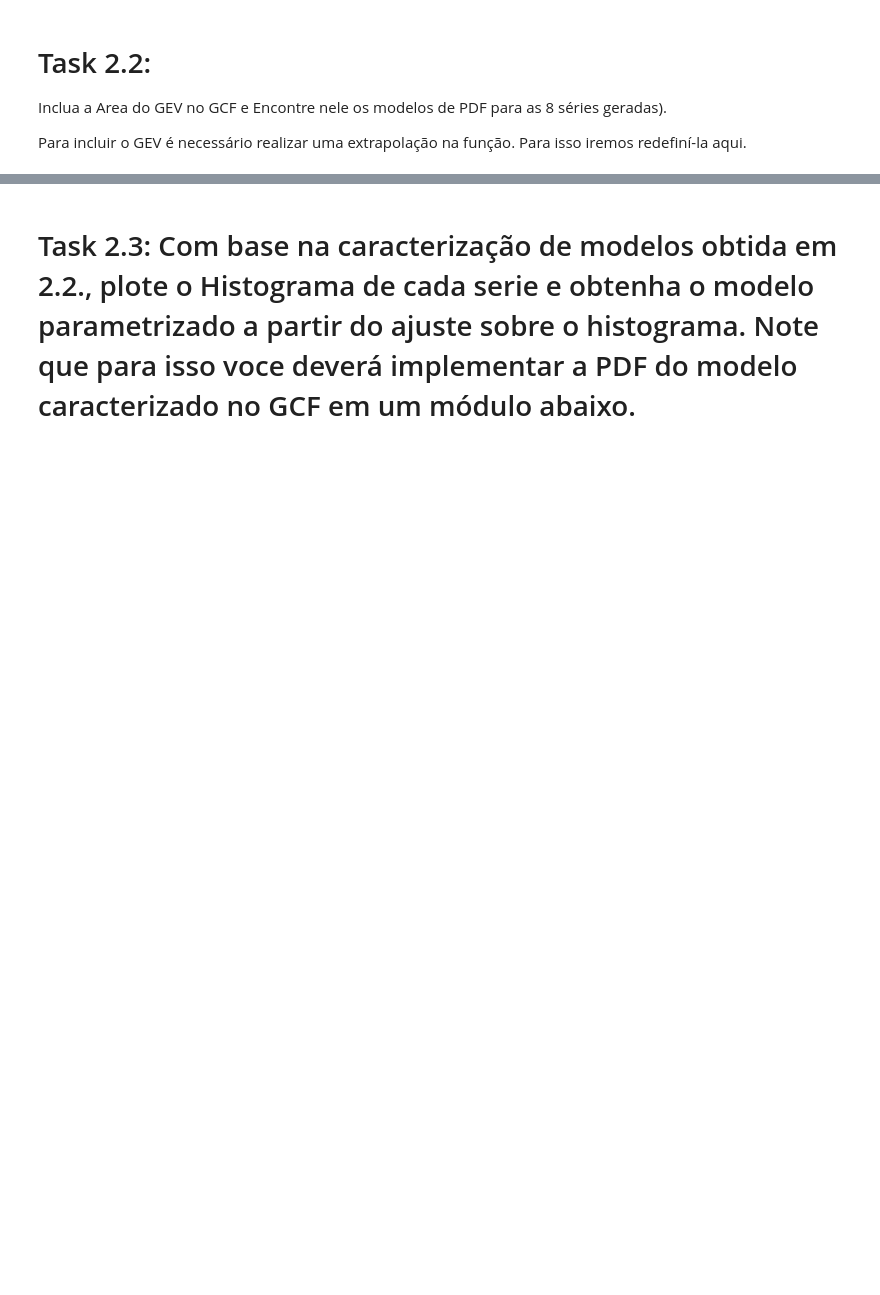
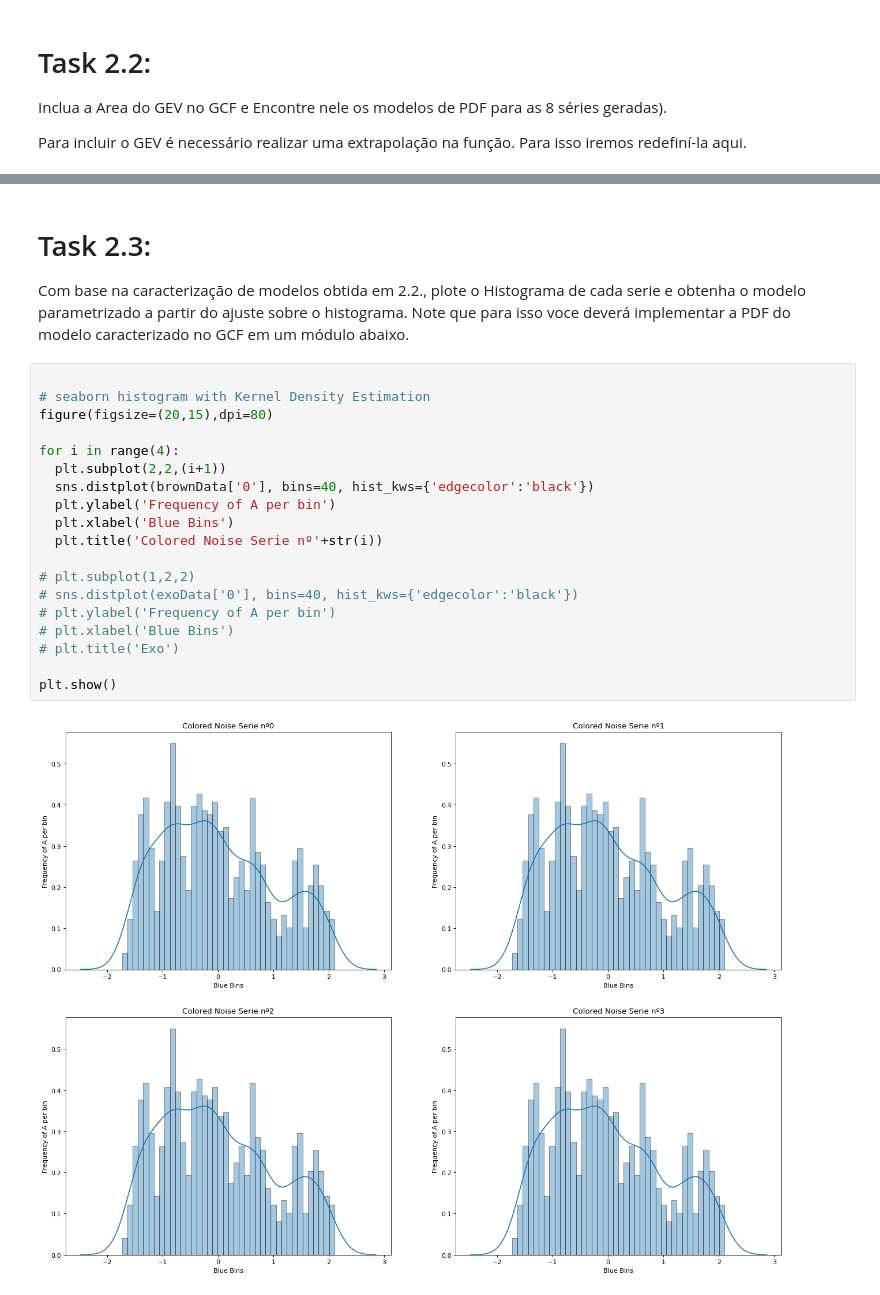
Before and after one commit to barauna-lo/Computational_Statistics, a Jupyter notebook: HandsOn_10/CAP417_HandsOn10_Barauna.ipynb, the cells around one changed output, grey strips where cells are left out. Drawn from its saved outputs; the diff is of its cells as text; blank space fills up the shorter version.

```diff
--- a/HandsOn_10/CAP417_HandsOn10_Barauna.ipynb
+++ b/HandsOn_10/CAP417_HandsOn10_Barauna.ipynb
@@ -416,2 +423,24 @@ plt.plot()
 # %% [markdown]
-# Task 2.3: Com base na caracterização de modelos obtida em 2.2., plote o Histograma de cada serie e obtenha o modelo parametrizado a partir do ajuste sobre o histograma.  Note que para isso voce deverá implementar a PDF do modelo caracterizado no GCF em um módulo abaixo.
+# Task 2.3:
+Com base na caracterização de modelos obtida em 2.2., plote o Histograma de cada serie e obtenha o modelo parametrizado a partir do ajuste sobre o histograma.  Note que para isso voce deverá implementar a PDF do modelo caracterizado no GCF em um módulo abaixo.
+# %%
+
+# seaborn histogram with Kernel Density Estimation
+figure(figsize=(20,15),dpi=80)
+
+for i in range(4):
+  plt.subplot(2,2,(i+1))
+  sns.distplot(brownData['0'], bins=40, hist_kws={'edgecolor':'black'})
+  plt.ylabel('Frequency of A per bin')
+  plt.xlabel('Blue Bins')
+  plt.title('Colored Noise Serie nº'+str(i))
+
+# plt.subplot(1,2,2)
+# sns.distplot(exoData['0'], bins=40, hist_kws={'edgecolor':'black'})
+# plt.ylabel('Frequency of A per bin')
+# plt.xlabel('Blue Bins')
+# plt.title('Exo')
+
+plt.show()
+# %% [output]
+[figure, added]
```
Also changed, not shown: parts of 14 cells of this notebook.
